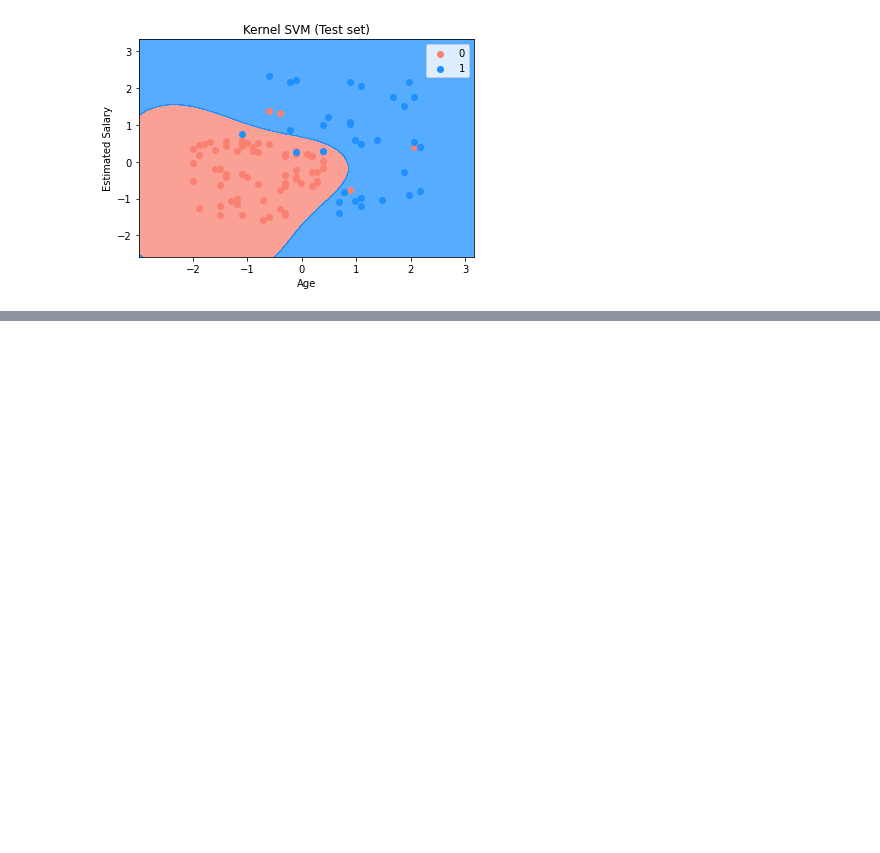
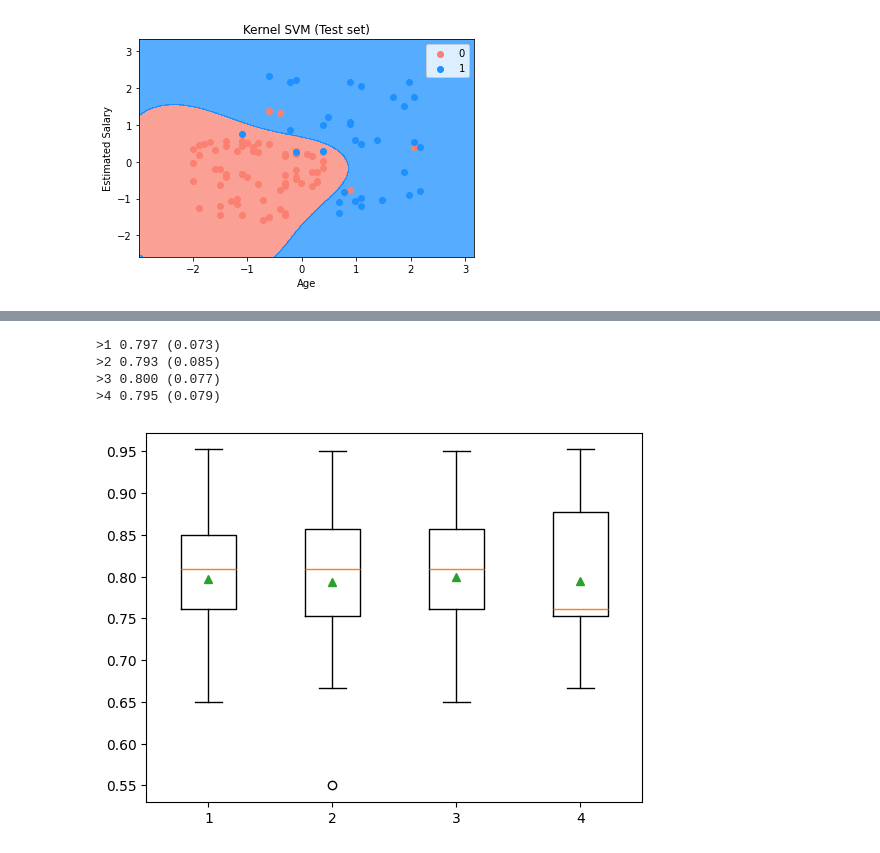
Before and after one commit to toliyang/AI_ML, a Jupyter notebook: P10 Model Selection Boosting/S48_Model Selection/k_fold_cross_validation.ipynb, the cells around one changed output, grey strips where cells are left out. Saved outputs shown, nothing was run; the diff lists cells and outputs as text; code cells hidden in the pictures; blank space fills up the shorter version.

```diff
--- a/P10 Model Selection Boosting/S48_Model Selection/k_fold_cross_validation.ipynb
+++ b/P10 Model Selection Boosting/S48_Model Selection/k_fold_cross_validation.ipynb
@@ -108,0 +125,51 @@ WARNING:matplotlib.axes._axes:*c* argument looks like a single numeric RGB or RG
+# %%
+# get the dataset
+def get_dataset():
+	# load dataset
+	url = "https://raw.githubusercontent.com/jbrownlee/Datasets/master/sonar.csv"
+	dataset = read_csv(url, header=None)
+	data = dataset.values
+	# separate into input and output columns
+	X, y = data[:, :-1], data[:, -1]
+	# ensure inputs are floats and output is an integer label
+	X = X.astype('float32')
+	y = LabelEncoder().fit_transform(y.astype('str'))
+	return X, y
+# %%
+# get a list of models to evaluate
+def get_models():
+	models = dict()
+	for d in range(1,5):
+		# define the pipeline
+		trans = PolynomialFeatures(degree=d)
+		model = KNeighborsClassifier()
+		models[str(d)] = Pipeline(steps=[('t', trans), ('m', model)])
+	return models
+# %%
+# evaluate a give model using cross-validation
+def evaluate_model(model, X, y):
+	cv = RepeatedStratifiedKFold(n_splits=10, n_repeats=3, random_state=1)
+	scores = cross_val_score(model, X, y, scoring='accuracy', cv=cv, n_jobs=-1, error_score='raise')
+	return scores
+# %%
+# define dataset
+X, y = get_dataset()
+# get the models to evaluate
+models = get_models()
+# %%
+# evaluate the models and store results
+results, names = list(), list()
+for name, model in models.items():
+	scores = evaluate_model(model, X, y)
+	results.append(scores)
+	names.append(name)
+	print('>%s %.3f (%.3f)' % (name, mean(scores), std(scores)))
+# plot model performance for comparison
+pyplot.boxplot(results, labels=names, showmeans=True)
+pyplot.show()
+# %% [output]
+>1 0.797 (0.073)
+>2 0.793 (0.085)
+>3 0.800 (0.077)
+>4 0.795 (0.079)
+[figure, added]
```
Also changed, not shown: parts of 2 cells of this notebook.
